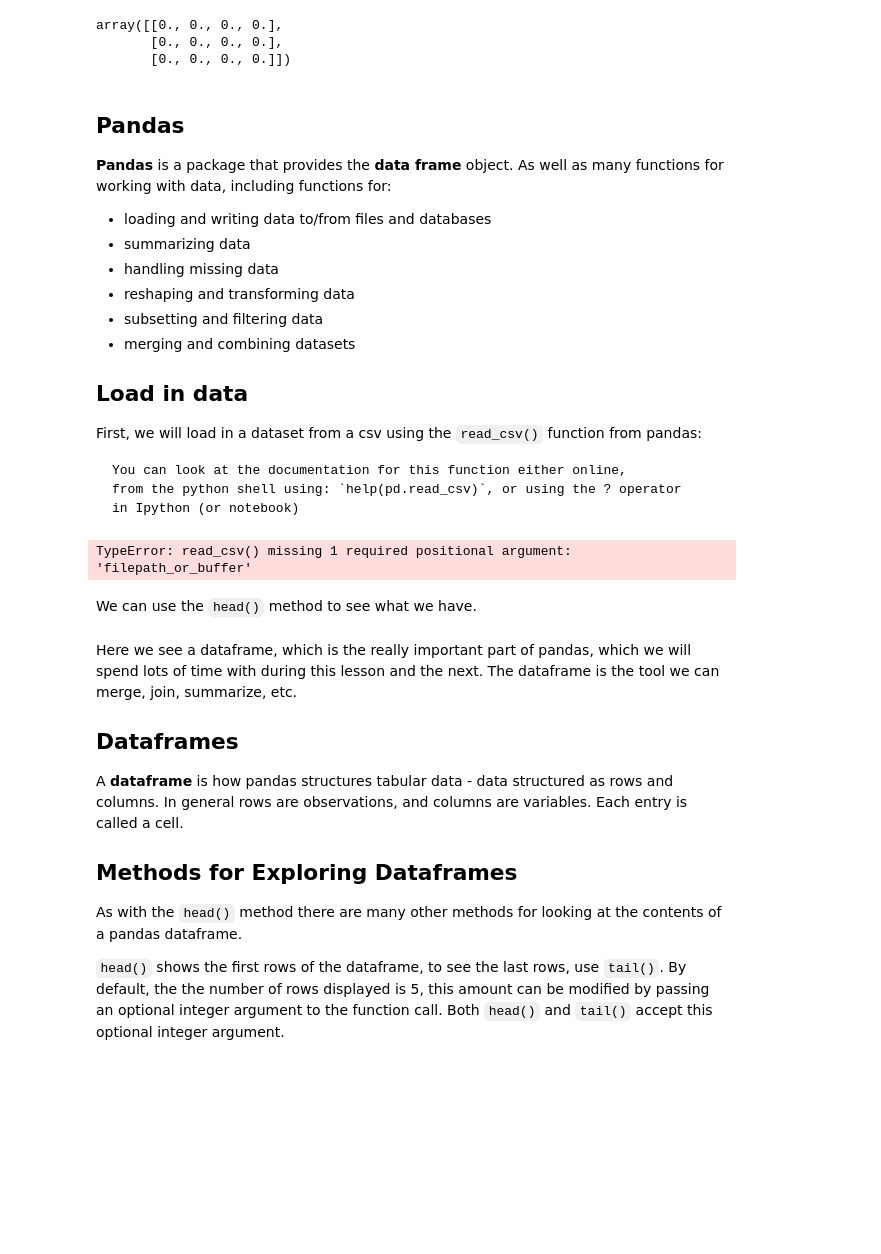
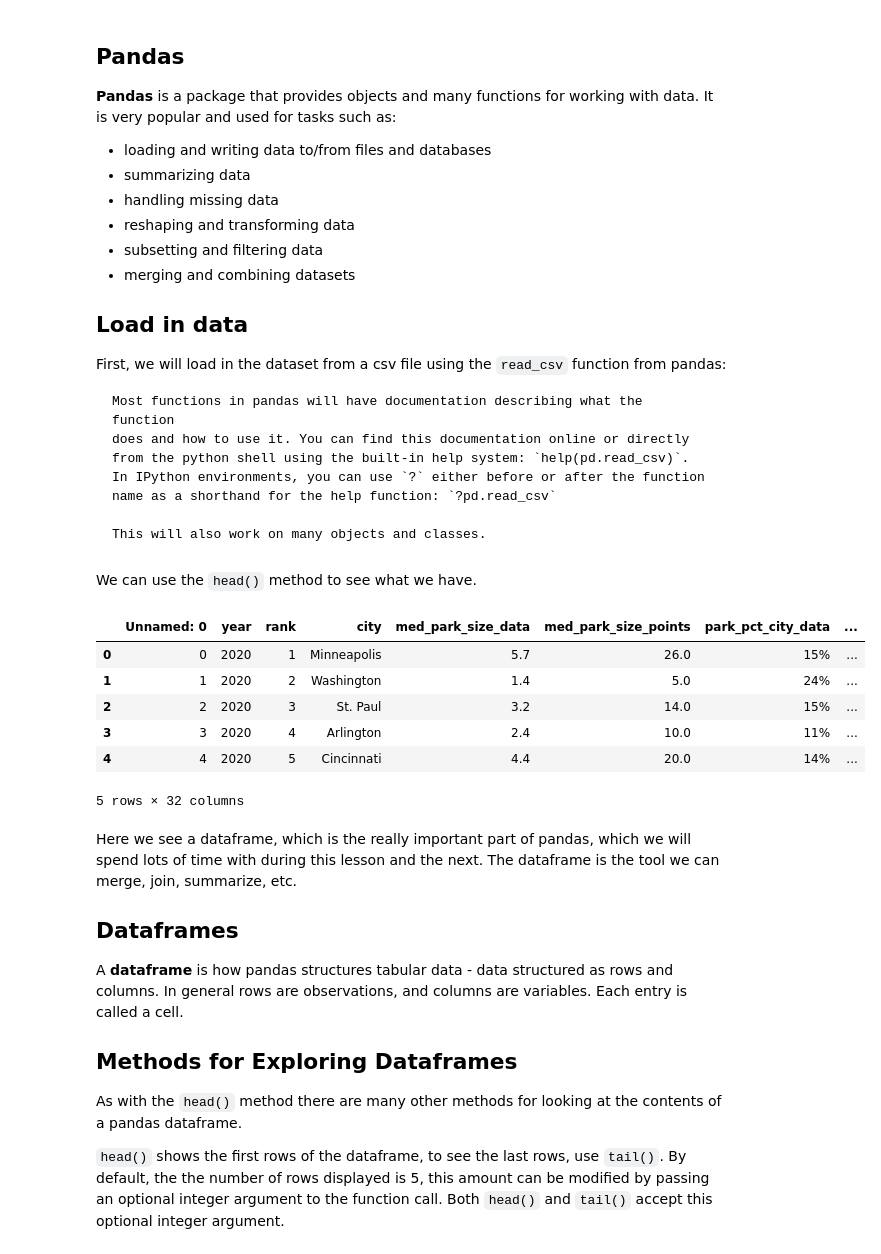
Before and after one commit to ucdavisdatalab/workshop_python_basics, a Jupyter notebook: _sources/chapters/02_scipy-basics.ipynb, the cells around one changed output. Saved outputs shown, nothing was run; the diff lists cells and outputs as text; code cells hidden in the pictures; blank space fills up the shorter version.

Commit message:
Update documentation

````diff
--- a/_sources/chapters/02_scipy-basics.ipynb
+++ b/_sources/chapters/02_scipy-basics.ipynb
@@ -207,15 +30,8 @@ Here is another way of initializing an array:
-# %%
-arr = np.zeros((3,4), dtype=np.float64)
-arr
-# %% [output]
-array([[0., 0., 0., 0.],
-       [0., 0., 0., 0.],
-       [0., 0., 0., 0.]])
 # %% [markdown]
 ## Pandas
 
-**Pandas** is a package that provides the **data frame** object. As well as
-many functions for working with data, including functions for:
+**Pandas** is a package that provides objects and many functions for working
+with data. It is very popular and used for tasks such as:
 - loading and writing data to/from files and databases
 - summarizing data
 - handling missing data
@@ -226,22 +42,32 @@ many functions for working with data, including functions for:
 
 ## Load in data
 
-First, we will load in a dataset from a csv using the `read_csv()` function
-from pandas:
+First, we will load in the dataset from a csv file using the `read_csv`
+function from pandas:
 
 ```{tip}
-You can look at the documentation for this function either online,
-from the python shell using: `help(pd.read_csv)`, or using the ? operator
-in Ipython (or notebook)
+Most functions in pandas will have documentation describing what the function
+does and how to use it. You can find this documentation online or directly
+from the python shell using the built-in help system: `help(pd.read_csv)`.
+In IPython environments, you can use `?` either before or after the function
+name as a shorthand for the help function: `?pd.read_csv`
+
+This will also work on many objects and classes.
 ```
-# %%
-dataset = pd.read_csv() # should the input be a url?
-# %% [output]
-TypeError: read_csv() missing 1 required positional argument: 'filepath_or_buffer'
+# %%
+df = pd.read_csv("../data/parks_final.csv")
 # %% [markdown]
 We can use the `head()` method to see what we have.
 # %%
-dataset.head()
+df.head()
+# %% [output]
+|  | Unnamed: 0 | year | rank | city | med_park_size_data | med_park_size_points | park_pct_city_data | ... |
+| 0 | 0 | 2020 | 1 | Minneapolis | 5.7 | 26.0 | 15% | ... |
+| 1 | 1 | 2020 | 2 | Washington | 1.4 | 5.0 | 24% | ... |
+| 2 | 2 | 2020 | 3 | St. Paul | 3.2 | 14.0 | 15% | ... |
+| 3 | 3 | 2020 | 4 | Arlington | 2.4 | 10.0 | 11% | ... |
+| 4 | 4 | 2020 | 5 | Cincinnati | 4.4 | 20.0 | 14% | ... |
+5 rows × 32 columns
 # %% [markdown]
 Here we see a dataframe, which is the really important part of pandas, which we
 will spend lots of time with during this lesson and the next.
````
Also changed, not shown: parts of 61 cells of this notebook, 22 other files.
